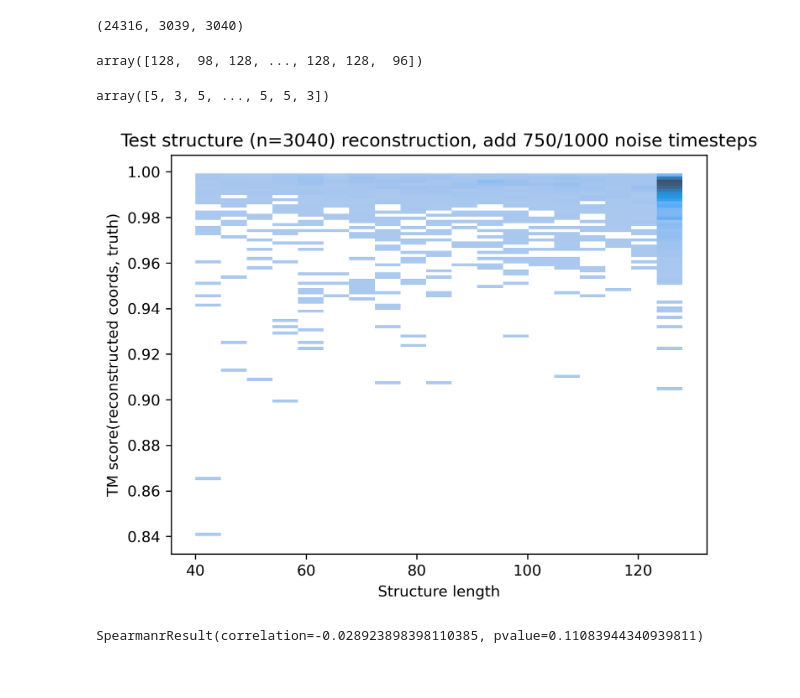
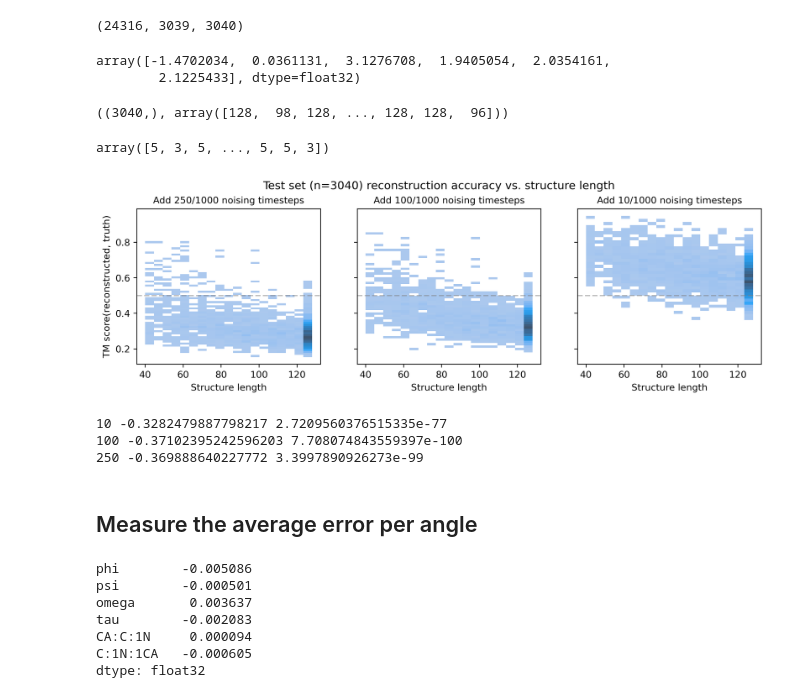
Before and after one commit to microsoft/foldingdiff, a Jupyter notebook: jupyter/test_set_partial_denoise.ipynb, the cells around one changed output. Saved outputs shown, nothing was run; the diff lists cells and outputs as text; code cells hidden in the pictures.

Commit message:
Update test set denoising result

```diff
--- a/jupyter/test_set_partial_denoise.ipynb
+++ b/jupyter/test_set_partial_denoise.ipynb
@@ -44,4 +45,9 @@ train_dset, valid_dset, test_dset = build_datasets(model_path, load_actual=True)
 len(train_dset), len(valid_dset), len(test_dset)
 # %% [output]
 (24316, 3039, 3040)
+# %%
+train_dset.dset.get_masked_means()
+# %% [output]
+array([-1.4702034,  0.0361131,  3.1276708,  1.9405054,  2.0354161,
+        2.1225433], dtype=float32)
 # %%
@@ -115,9 +151,8 @@ test_reconst_tm_scores, test_reconst_coords_tm_scores = get_reconstruction_error
 # %%
 test_struc_lengths = np.array([test_dset[i]['lengths'].item() for i in range(len(test_dset))])
-# test_struc_lengths = np.array([test_dset[i]['lengths'].item() for i in range(512)])
-test_struc_lengths
+test_struc_lengths.shape, test_struc_lengths
 # %% [output]
-array([128,  98, 128, ..., 128, 128,  96])
+((3040,), array([128,  98, 128, ..., 128, 128,  96]))
 # %%
 coarse_bins = np.arange(40, 130 + 1, 20)
 test_struc_lengths_coarse = np.digitize(test_struc_lengths, bins=coarse_bins)
@@ -125,18 +160,52 @@ test_struc_lengths_coarse
 # %% [output]
 array([5, 3, 5, ..., 5, 5, 3])
 # %%
-fig, ax = plt.subplots(dpi=300)
-sns.histplot(x=test_struc_lengths, y=test_reconst_coords_tm_scores, ax=ax)
-ax.set(
-    xlabel="Structure length",
-    ylabel="TM score(reconstructed coords, truth)",
-    title=f"Test structure (n={len(test_dset)}) reconstruction, add 750/1000 noise timesteps",
+fig, axes = plt.subplots(
+    dpi=300,
+    ncols=len(test_reconst_tm_scores),
+    figsize=(4 * len(test_reconst_tm_scores), 3),
+    sharey=True,
 )
-fig.savefig(PLOT_DIR / "test_reconst_vs_length.pdf", bbox_inches='tight')
+
+for t, ax in zip(test_reconst_tm_scores.keys(), axes[::-1]):
+    sns.histplot(x=test_struc_lengths, y=test_reconst_tm_scores[t], ax=ax)
+    ax.set(
+        xlabel="Structure length",
+        ylabel="TM score(reconstructed, truth)",
+    )
+    ax.set_title(f"Add {t}/1000 noising timesteps", size=10)
+    ax.axhline(0.5, color='tab:grey', linestyle='dashed', alpha=0.5)
+
+fig.suptitle(
+    f"Test set (n={len(next(iter(test_reconst_tm_scores.values())))}) reconstruction accuracy vs. structure length",
+    y=1.02,
+)
+
+fig.savefig(PLOT_DIR / f"test_reconst_vs_length.pdf", bbox_inches='tight')
 fig.show()
 # %% [output]
-[figure, old version]
+[figure, new version]
-# %%
-stats.spearmanr(test_struc_lengths, test_reconst_tm_scores)
-# %% [output]
-SpearmanrResult(correlation=-0.028923898398110385, pvalue=0.11083944340939811)
+# %%
+for t, tmscores in test_reconst_tm_scores.items():
+    stat, pval = stats.spearmanr(test_struc_lengths, tmscores)
+    print(t, stat, pval)
+# %% [output]
+10 -0.3282479887798217 2.7209560376515335e-77
+100 -0.37102395242596203 7.708074843559397e-100
+250 -0.369888640227772 3.3997890926273e-99
+# %% [markdown]
+## Measure the average error per angle
+# %%
+def difference(x, y):
+    delta = utils.modulo_with_wrapped_range(x - y)
+    return delta
+
+difference(test_reconst_angles[10][0], truth_angles[0]).mean(axis=0)
+# %% [output]
+phi        -0.005086
+psi        -0.000501
+omega       0.003637
+tau        -0.002083
+CA:C:1N     0.000094
+C:1N:1CA   -0.000605
+dtype: float32
```
Also changed, not shown: parts of 4 cells of this notebook, 1 other file.
